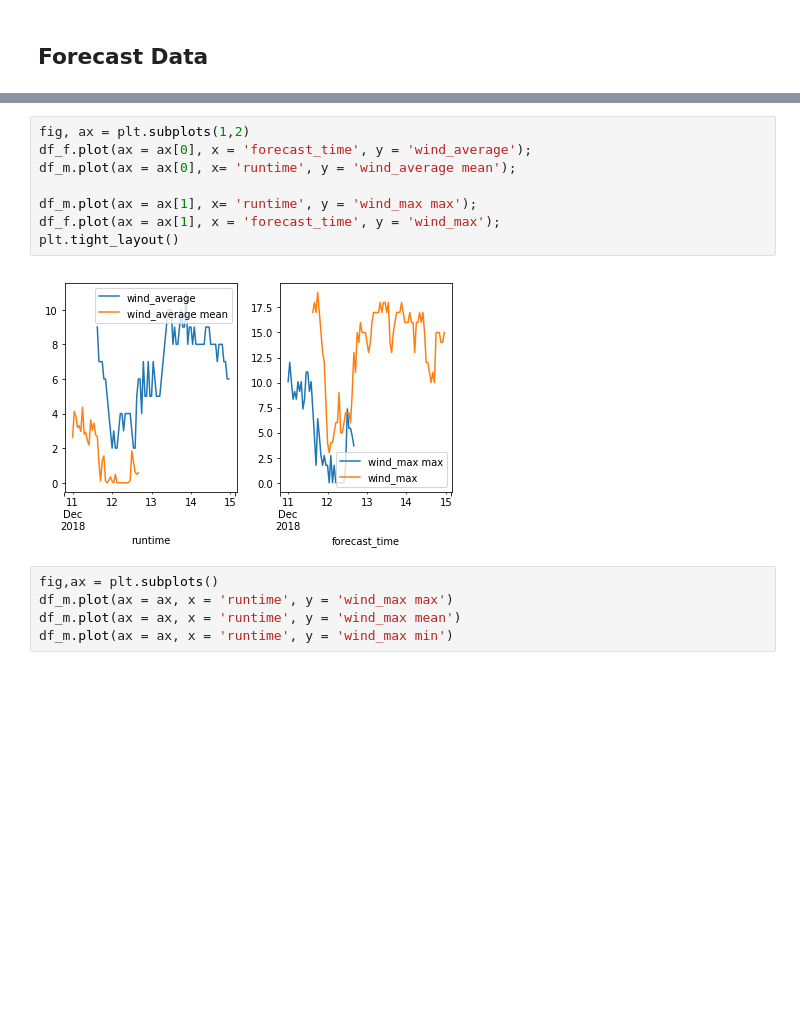
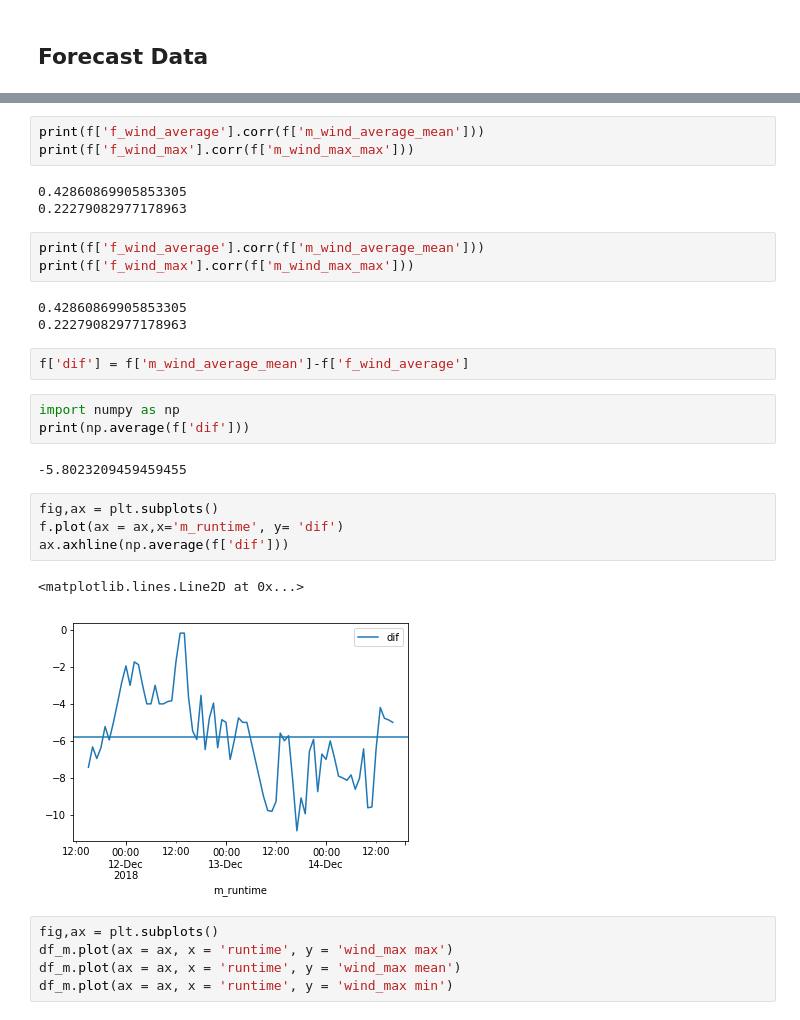
Before and after one commit to windhunter9/notebooks, a Jupyter notebook: weather.ipynb, the cells around one changed output, grey strips where cells are left out. Cells and saved outputs as stored; diff of their text form; blank space fills up the shorter version.

```diff
--- a/weather.ipynb
+++ b/weather.ipynb
@@ -179,13 +150,29 @@ print(f.head)
-# %%
-fig, ax = plt.subplots(1,2)
-df_f.plot(ax = ax[0], x = 'forecast_time', y = 'wind_average');
-df_m.plot(ax = ax[0], x= 'runtime', y = 'wind_average mean');
-
-df_m.plot(ax = ax[1], x= 'runtime', y = 'wind_max max');
-df_f.plot(ax = ax[1], x = 'forecast_time', y = 'wind_max');
-plt.tight_layout()
-# %% [output]
-[figure, removed]
+# %%
+print(f['f_wind_average'].corr(f['m_wind_average_mean']))
+print(f['f_wind_max'].corr(f['m_wind_max_max']))
+# %% [output]
+0.42860869905853305
+0.22279082977178963
+# %%
+print(f['f_wind_average'].corr(f['m_wind_average_mean']))
+print(f['f_wind_max'].corr(f['m_wind_max_max']))
+# %% [output]
+0.42860869905853305
+0.22279082977178963
+# %%
+f['dif'] = f['m_wind_average_mean']-f['f_wind_average']
+# %%
+import numpy as np
+print(np.average(f['dif']))
+# %% [output]
+-5.8023209459459455
+# %%
+fig,ax = plt.subplots()
+f.plot(ax = ax,x='m_runtime', y= 'dif')
+ax.axhline(np.average(f['dif']))
+# %% [output]
+<matplotlib.lines.Line2D at 0x...>
+[figure, added]
 # %%
 fig,ax = plt.subplots()
 df_m.plot(ax = ax, x = 'runtime', y = 'wind_max max')
```
Also changed, not shown: parts of 14 cells of this notebook.
